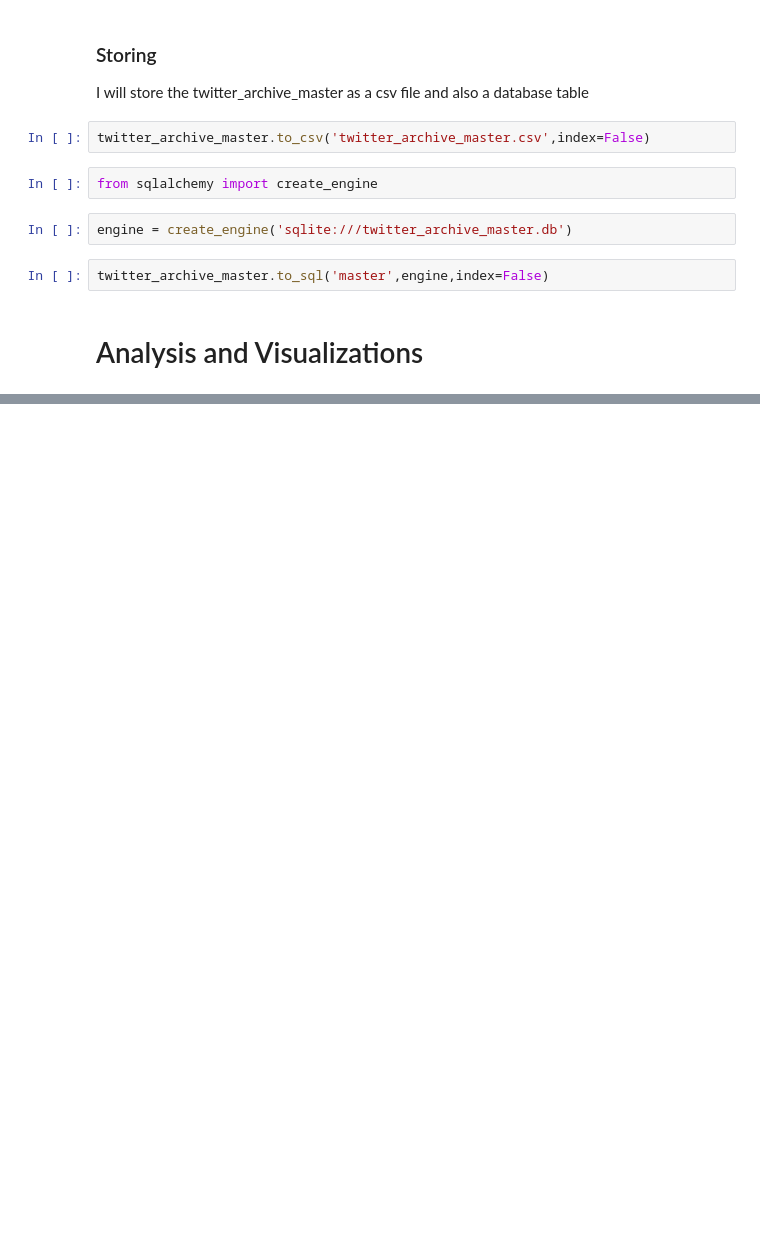
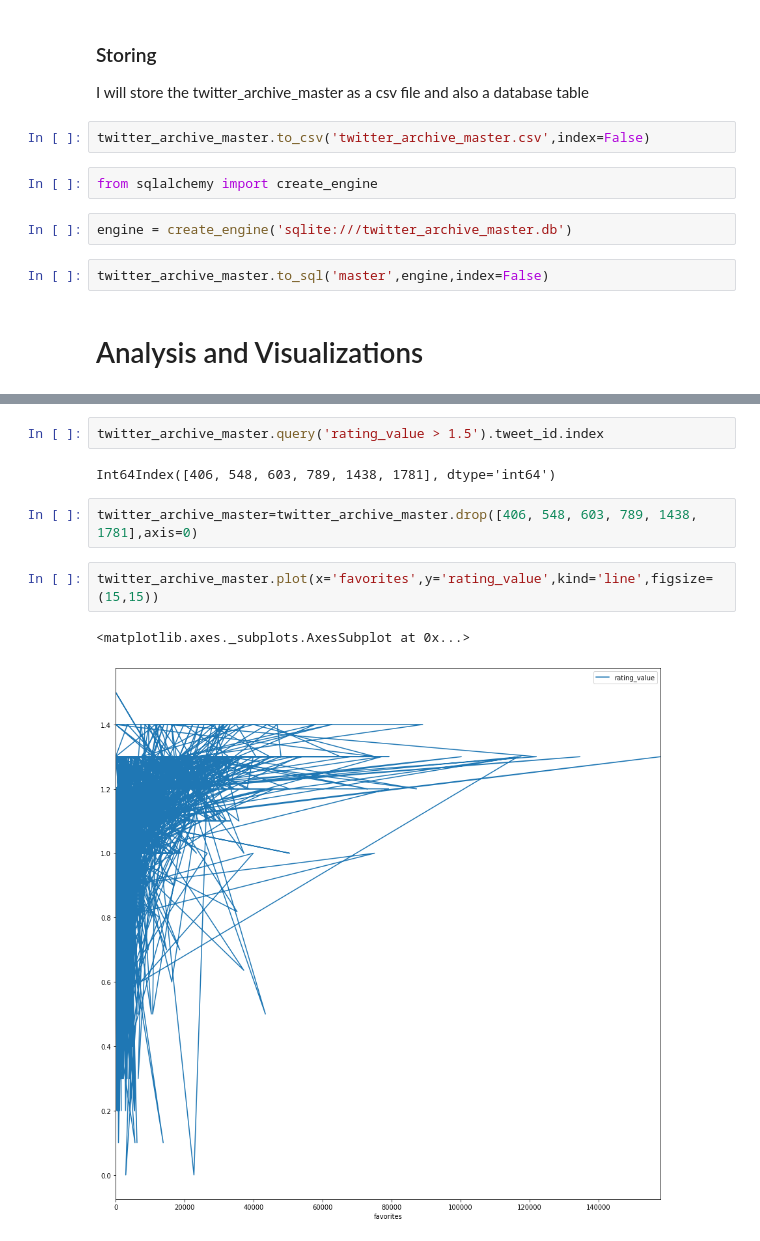
Before and after one commit to CherifArsanious/wrangle-and-analyze-data-project, a Jupyter notebook: wrangle_act.ipynb, the cells around one changed output, grey strips where cells are left out. Cells and saved outputs as stored; diff of their text form; blank space fills up the shorter version.

```diff
--- a/wrangle_act.ipynb
+++ b/wrangle_act.ipynb
@@ -918,0 +943,11 @@ twitter_archive_master.to_sql('master',engine,index=False)
+# %%
+twitter_archive_master.query('rating_value > 1.5').tweet_id.index
+# %% [output]
+Int64Index([406, 548, 603, 789, 1438, 1781], dtype='int64')
+# %%
+twitter_archive_master=twitter_archive_master.drop([406, 548, 603, 789, 1438, 1781],axis=0)
+# %%
+twitter_archive_master.plot(x='favorites',y='rating_value',kind='line',figsize=(15,15))
+# %% [output]
+<matplotlib.axes._subplots.AxesSubplot at 0x...>
+[figure, added]
```
Also changed, not shown: parts of 4 cells of this notebook.
